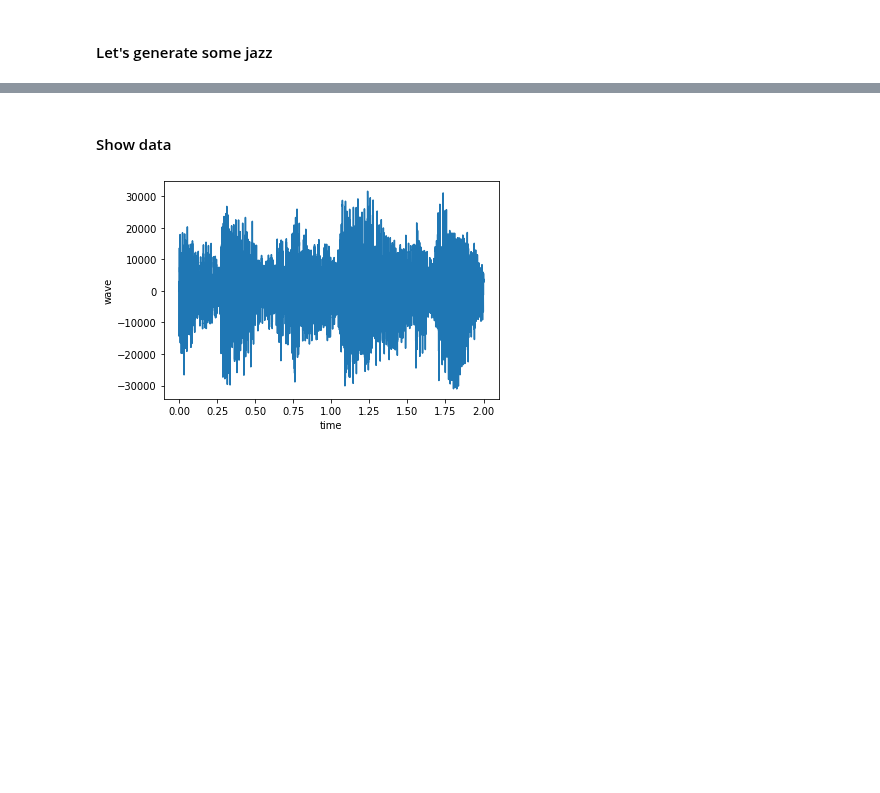
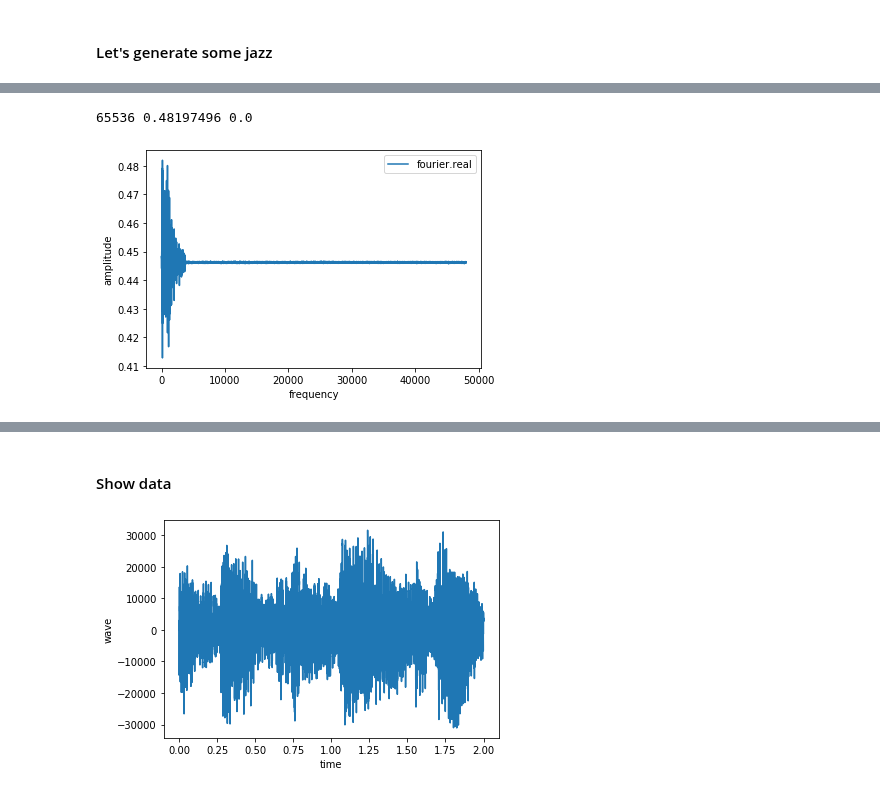
Before and after one commit to kuiyochen/Python_ML_learning, a Jupyter notebook: GAN.ipynb, the cells around one changed output, grey strips where cells are left out. Drawn from its saved outputs; the diff is of its cells as text; code cells hidden in the pictures; blank space fills up the shorter version.

```diff
--- a/GAN.ipynb
+++ b/GAN.ipynb
@@ -414,9 +415,26 @@ discriminator.save_weights('json_h5/GAN_discriminator.h5')
 # %%
 samples = sampling(mean = 0, std = 1, batch = 1, input_dim = input_dim)
 predicts = generator.predict(samples)
-play_predicts = inverse_normalize(predicts[0].reshape(-1, chennel_length))
+# play_predicts = inverse_normalize(predicts[0].reshape(-1, chennel_length))
+
 # play_predicts = inverse_normalize_with_fourier(predicts[0].reshape(1,-1, chennel_length_fourier)).reshape(-1, 1)
+fourier = predicts.reshape(-1, 1)
+average = np.average(fourier[5000:])
+fourier[5000:]-=average
+fourier[5000:]*=0.1
+fourier[5000:]+=average
+play_predicts = inverse_normalize_with_fourier(fourier.reshape(1,-1, chennel_length_fourier)).reshape(-1, 1)
 playAudio(play_predicts, rate = rate)
+
+print(len(fourier), np.max(fourier.real), np.max(fourier.imag))
+w1 = np.linspace(0, rate, len(fourier))
+plt.plot(w1, fourier.real, label='fourier.real')
+plt.xlabel('frequency')
+plt.ylabel('amplitude')
+plt.legend()
+plt.show()
 # %% [output]
 [interactive output not drawn]
+65536 0.48197496 0.0
+[figure, added]
 # %%
```
Also changed, not shown: parts of 8 cells of this notebook, 4 other files.
